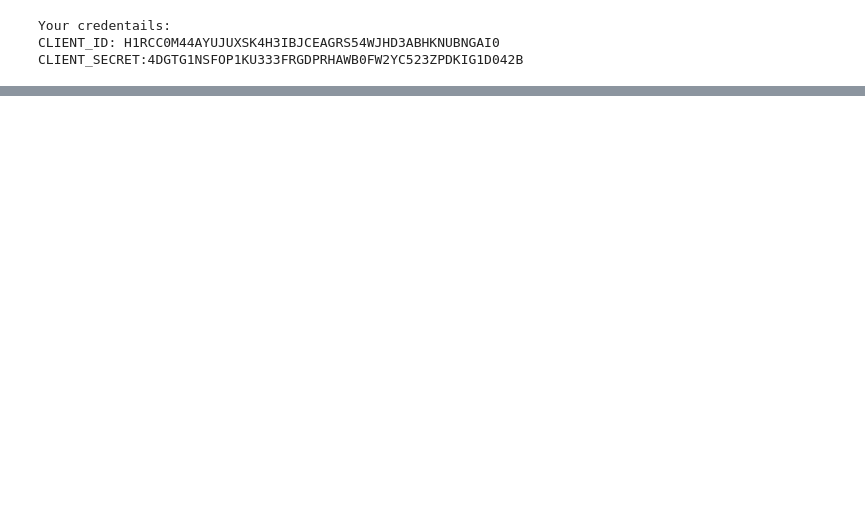
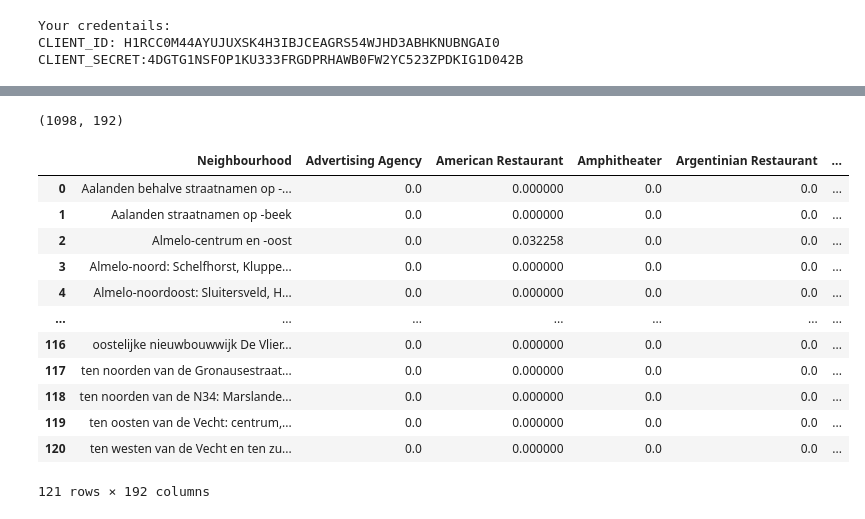
Before and after one commit to Younjung92/Capston-Project, a Jupyter notebook: Scripts/Assignment_DIY.ipynb, the cells around one changed output, grey strips where cells are left out. Drawn from its saved outputs; the diff is of its cells as text; code cells hidden in the pictures; blank space fills up the shorter version.

```diff
--- a/Scripts/Assignment_DIY.ipynb
+++ b/Scripts/Assignment_DIY.ipynb
@@ -215,0 +296,2 @@ CLIENT_SECRET:4DGTG1NSFOP1KU333FRGDPRHAWB0FW2YC523ZPDKIG1D042B
+# %%
+Overijssel_venues = Overijssen_venues
@@ -215,0 +308,12 @@ CLIENT_SECRET:4DGTG1NSFOP1KU333FRGDPRHAWB0FW2YC523ZPDKIG1D042B
+# %%
+# one hot encoding
+Overijssel_onehot = pd.get_dummies(Overijssel_venues[['Venue Category']], prefix = '', prefix_sep = '')
+
+# add neighbourhood column back to dataframe
+Overijssel_onehot['Neighbourhood'] = Overijssel_venues['Neighbourhood']
+
+# Move neighbourhood column to the first column
+fixed_columns = [Overijssel_onehot.columns[-1]] + list(Overijssel_onehot.columns[:-1])
+Overijssel_onehot = Overijssel_onehot[fixed_columns]
+
+Overijssel_onehot.head()
@@ -215,0 +328,23 @@ CLIENT_SECRET:4DGTG1NSFOP1KU333FRGDPRHAWB0FW2YC523ZPDKIG1D042B
+# %%
+Overijssel_onehot.shape
+# %% [output]
+(1098, 192)
+# %%
+# Group rows by neighbourhood and by taking the mean of the frequency of occurence of each category
+
+Overijssel_grouped = Overijssel_onehot.groupby("Neighbourhood").mean().reset_index()
+Overijssel_grouped
+# %% [output]
+|  | Neighbourhood | Advertising Agency | American Restaurant | Amphitheater | Argentinian Restaurant | ... |
+| 0 | Aalanden behalve straatnamen op -... | 0.0 | 0.000000 | 0.0 | 0.0 | ... |
+| 1 | Aalanden straatnamen op -beek | 0.0 | 0.000000 | 0.0 | 0.0 | ... |
+| 2 | Almelo-centrum en -oost | 0.0 | 0.032258 | 0.0 | 0.0 | ... |
+| 3 | Almelo-noord: Schelfhorst, Kluppe... | 0.0 | 0.000000 | 0.0 | 0.0 | ... |
+| 4 | Almelo-noordoost: Sluitersveld, H... | 0.0 | 0.000000 | 0.0 | 0.0 | ... |
+| ... | ... | ... | ... | ... | ... | ... |
+| 116 | oostelijke nieuwbouwwijk De Vlier... | 0.0 | 0.000000 | 0.0 | 0.0 | ... |
+| 117 | ten noorden van de Gronausestraat... | 0.0 | 0.000000 | 0.0 | 0.0 | ... |
+| 118 | ten noorden van de N34: Marslande... | 0.0 | 0.000000 | 0.0 | 0.0 | ... |
+| 119 | ten oosten van de Vecht: centrum,... | 0.0 | 0.000000 | 0.0 | 0.0 | ... |
+| 120 | ten westen van de Vecht en ten zu... | 0.0 | 0.000000 | 0.0 | 0.0 | ... |
+121 rows × 192 columns
```
Also changed, not shown: parts of 20 cells of this notebook.
